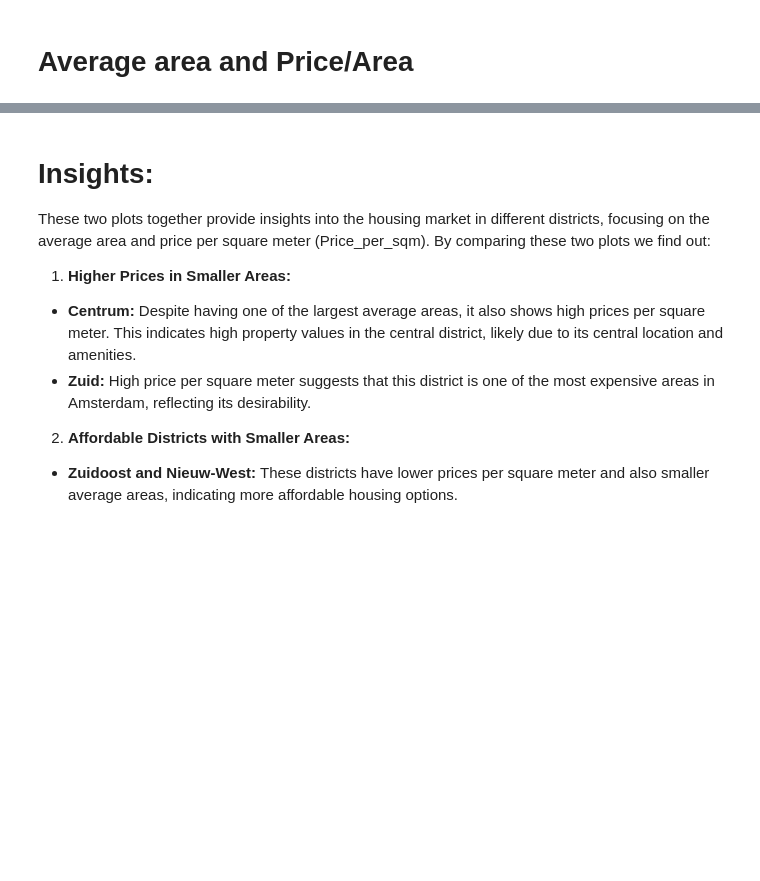
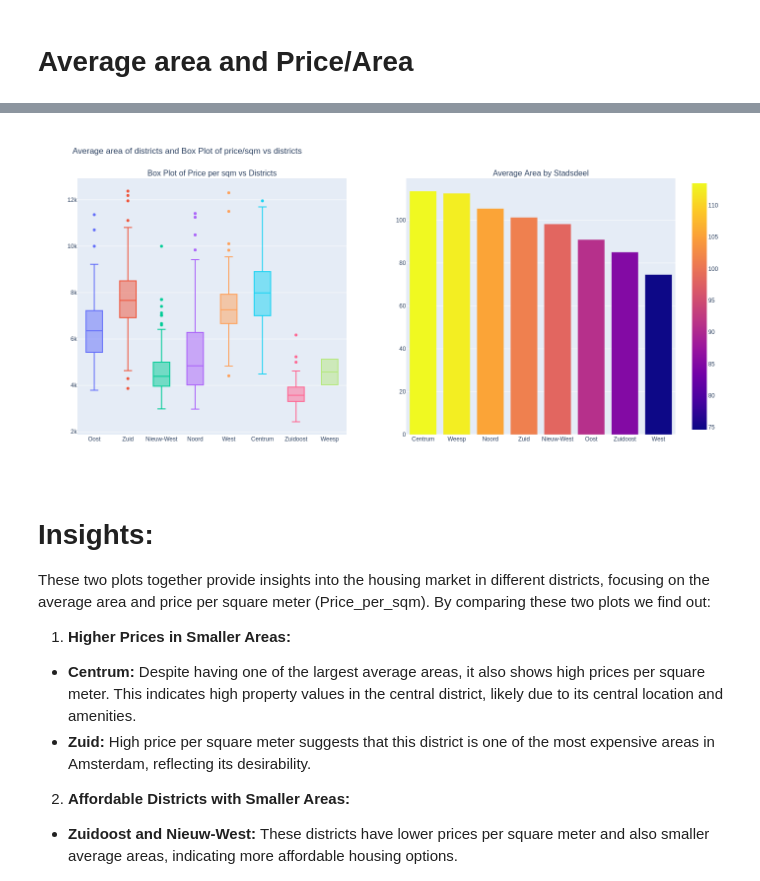
Before and after one commit to daryaAr/Amsterdam_real_estate_Aug2021, a Jupyter notebook: Amsterdam_real_estate_districs_Statistical_insight.ipynb, the cells around one changed output, grey strips where cells are left out. Saved outputs shown, nothing was run; the diff lists cells and outputs as text; code cells hidden in the pictures; blank space fills up the shorter version.

```diff
--- a/Amsterdam_real_estate_districs_Statistical_insight.ipynb
+++ b/Amsterdam_real_estate_districs_Statistical_insight.ipynb
@@ -434,7 +429,7 @@ HTML version saved
 area_by_district = data_clean.groupby('Stadsdeel')['Area'].mean().reset_index()
 
 
-fig = make_subplots(rows=1, cols=2, subplot_titles=('Box Plot of Price per sqm vs Districts', 'Average Area by Stadsdeel'))
+fig3 = make_subplots(rows=1, cols=2, subplot_titles=('Box Plot of Price per sqm vs Districts', 'Average Area by Stadsdeel'))
 
 # Creating the bar plot for average area:
 bar_plot = px.bar(
@@ -456,25 +451,35 @@ box_plot = px.box(
 
 
 for trace in bar_plot['data']:
-    fig.add_trace(trace, row=1, col=2)
+    fig3.add_trace(trace, row=1, col=2)
 
 
 for trace in box_plot['data']:
-    fig.add_trace(trace, row=1, col=1)
+    fig3.add_trace(trace, row=1, col=1)
 
 
-fig.update_xaxes(categoryorder='total descending', row=1, col=2)
+fig3.update_xaxes(categoryorder='total descending', row=1, col=2)
 
-fig.update_layout(
+fig3.update_layout(
     title_text='Average area of districts and Box Plot of price/sqm vs districts ',
     width=1400,
     height=700,
     showlegend=False
 )
 
-fig.show()
+fig3.show()
 # %% [output]
 [interactive output not drawn]
+# %%
+static_image_area_price_path = os.path.join(plot_path, 'comp_area_ratio.png')
+pio.write_image(fig3, file=static_image_area_price_path, format='png')
+
+html_image_area_price_path = os.path.join(plot_path, 'comp_area_ratio.html')
+pio.write_html(fig3, file=html_image_area_price_path, auto_open=False)
+
+display(Image(static_image_area_price_path))
+# %% [output]
+[figure, added]
 # %% [markdown]
 # Insights:
 These two plots together provide insights into the housing market in different districts, focusing on the average area and price per square meter (Price_per_sqm). By comparing these two plots we find out:
```
Also changed, not shown: parts of 8 cells of this notebook.
